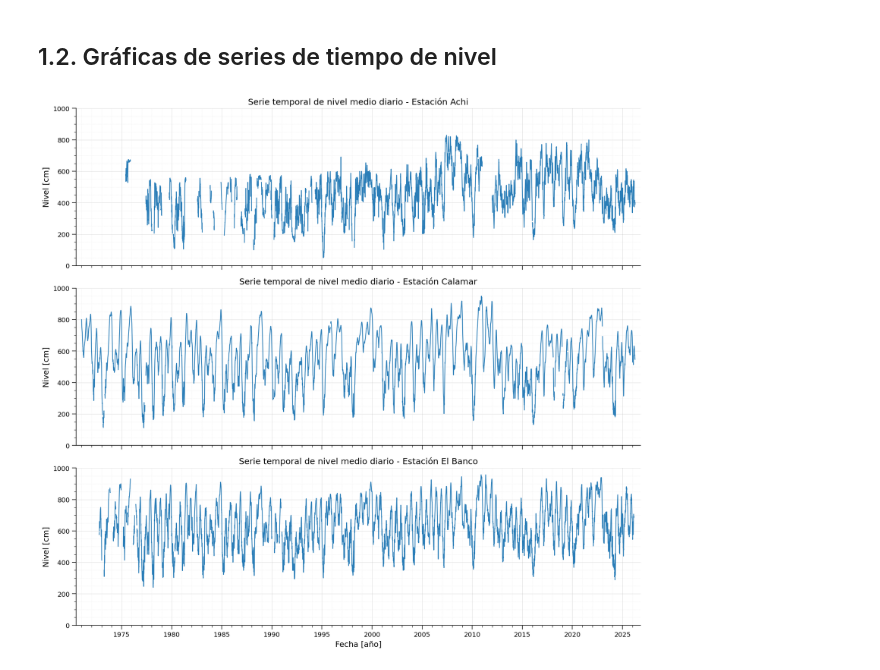
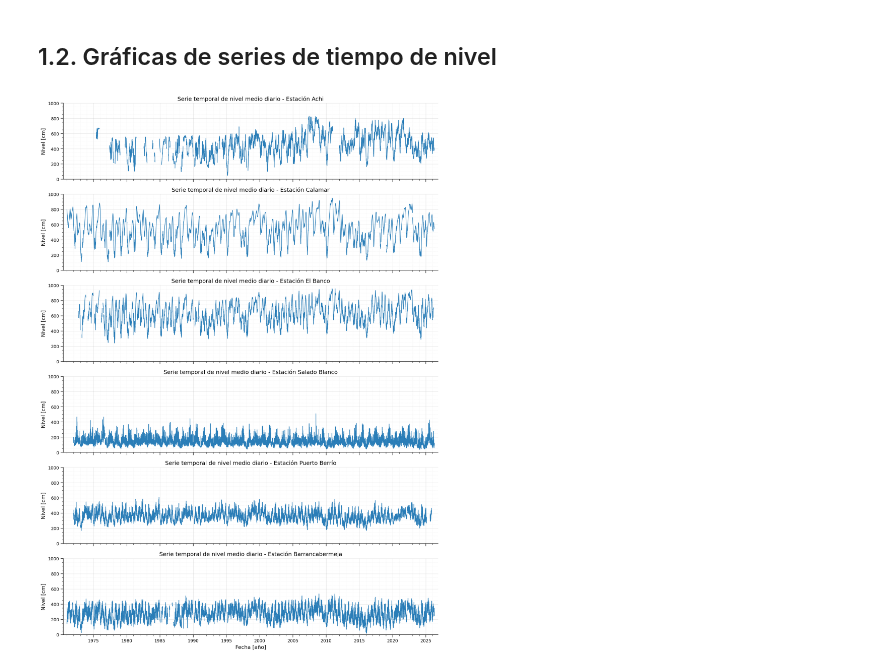
Before and after one commit to mcamargo697-cyber/jbook_ml202610, a Jupyter notebook: docs/1_GraficasDatos.ipynb, the cells around one changed output. Saved outputs shown, nothing was run; the diff lists cells and outputs as text; code cells hidden in the pictures.

```diff
--- a/docs/1_GraficasDatos.ipynb
+++ b/docs/1_GraficasDatos.ipynb
@@ -20,14 +20,16 @@ from matplotlib.ticker import AutoMinorLocator
 
 # Rutas y nombres de estaciones
 estaciones = [
-    ("Achi",r"C:\Users\Victus\Documents\Academico\MCT\Semestre2\MachineLearning\PF\DatosNivel\AchiNivelMedioDiarioCompleto.csv"),
-    ("Calamar",r"C:\Users\Victus\Documents\Academico\MCT\Semestre2\MachineLearning\PF\DatosNivel\CalamarNivelMedioDiarioCompleto.csv"),
-    ("El Banco",r"C:\Users\Victus\Documents\Academico\MCT\Semestre2\MachineLearning\PF\DatosNivel\ElBancoNivelMedioDiarioCompleto.csv")
+    ("Achi",r"C:\Users\Victus\Documents\Academico\MCT\Semestre2\MachineLearning\PF\DatosNivel\Achi.csv"),
+    ("Calamar",r"C:\Users\Victus\Documents\Academico\MCT\Semestre2\MachineLearning\PF\DatosNivel\Calamar.csv"),
+    ("El Banco",r"C:\Users\Victus\Documents\Academico\MCT\Semestre2\MachineLearning\PF\DatosNivel\ElBanco.csv"),
+    ("Salado Blanco", r"C:\Users\Victus\Documents\Academico\MCT\Semestre2\MachineLearning\PF\DatosNivel\SaladoBlanco.csv"),
+    ("Puerto Berrío", r"C:\Users\Victus\Documents\Academico\MCT\Semestre2\MachineLearning\PF\DatosNivel\PuertoBerrio.csv"),
+    ("Barrancabermeja", r"C:\Users\Victus\Documents\Academico\MCT\Semestre2\MachineLearning\PF\DatosNivel\Barrancabermeja.csv")
 ]
 # %% [markdown]
 ## 1.2. Gráficas de series de tiempo de nivel
 # %%
-
 # Estilo general
 plt.rcParams.update({
     "figure.figsize": (13, 12),
@@ -42,9 +44,8 @@ plt.rcParams.update({
     "axes.spines.right": False,
 })
 
-
-# Crear figura con 3 subplots
-fig, axes = plt.subplots(nrows=3, ncols=1, sharex=True)
+# Crear figura con un subplot por estación
+fig, axes = plt.subplots(nrows=len(estaciones), ncols=1, sharex=True, figsize=(13, 18))
 
 for ax, (nombre, ruta) in zip(axes, estaciones):
     # Lectura
@@ -65,32 +66,31 @@ for ax, (nombre, ruta) in zip(axes, estaciones):
     )
 
     # Etiquetas
     ax.set_title(f"Serie temporal de nivel medio diario - Estación {nombre}")
     ax.set_ylabel("Nivel [cm]")
     ax.set_ylim(0, 1000)
 
     # Ticks de fecha
     ax.xaxis.set_major_locator(mdates.YearLocator(base=5))
     ax.xaxis.set_major_formatter(mdates.DateFormatter("%Y"))
     ax.xaxis.set_minor_locator(mdates.YearLocator(base=1))
 
     # Ticks menores en Y
     ax.yaxis.set_minor_locator(AutoMinorLocator(4))
 
     # Grilla
     ax.grid(True, which="major", linestyle="-", linewidth=0.7, alpha=0.35)
     ax.grid(True, which="minor", linestyle=":", linewidth=0.5, alpha=0.25)
 
     # Acabados
     ax.tick_params(axis="both", which="major", length=6, width=0.8, direction="out")
     ax.tick_params(axis="both", which="minor", length=3, width=0.6, direction="out")
     ax.margins(x=0.01)
-    # ax.legend(frameon=False, loc="upper right")
 
 # Etiqueta común del eje x solo abajo
 axes[-1].set_xlabel("Fecha [año]")
 
 plt.tight_layout()
 plt.show()
 # %% [output]
-[figure, old version]
+[figure, new version]
```
Also changed, not shown: 3 other files.
